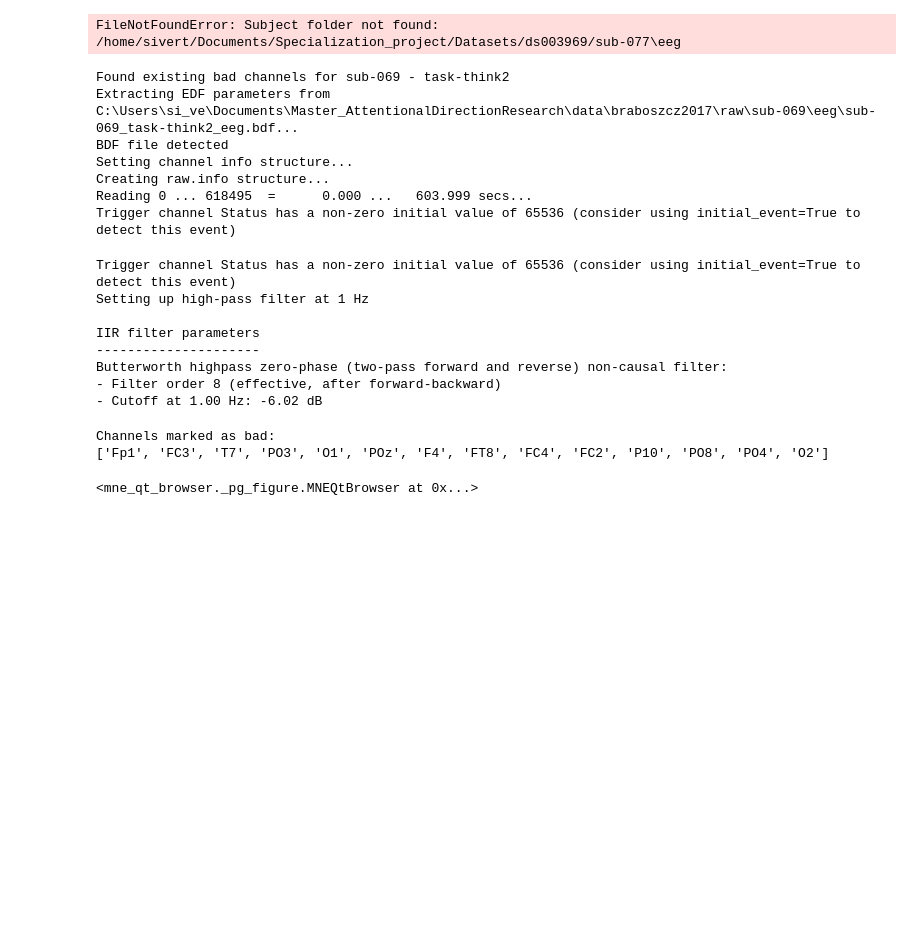
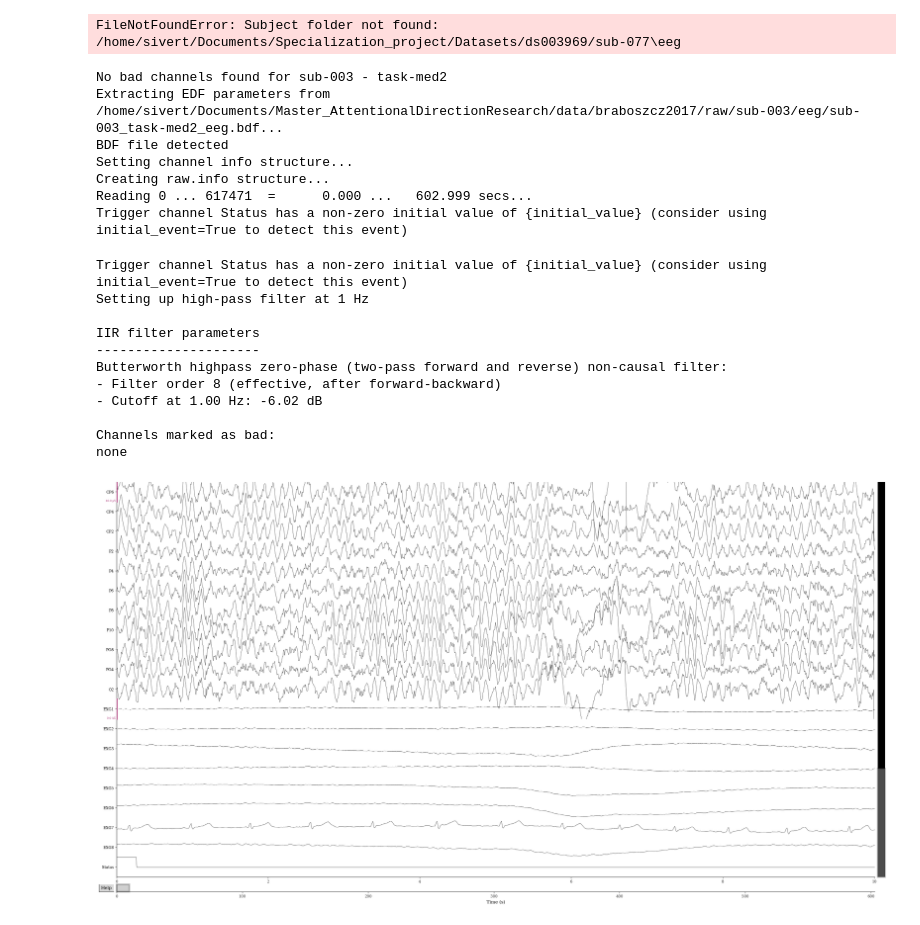
Before and after one commit to sivertbk/Master_AttentionalDirectionResearch, a Jupyter notebook: notebooks/braboszcz2017/blabla_delete_later.ipynb, the cells around one changed output. Drawn from its saved outputs; the diff is of its cells as text; code cells hidden in the pictures; blank space fills up the shorter version.

```diff
--- a/notebooks/braboszcz2017/blabla_delete_later.ipynb
+++ b/notebooks/braboszcz2017/blabla_delete_later.ipynb
@@ -151,46 +151,49 @@ from utils.preprocessing_tools import prepare_raw_data
 from utils.config import DATASETS, set_plot_style, EEG_SETTINGS
 import utils.config as config
 
+%matplotlib qt
+
 set_plot_style()
 
 DATASET = DATASETS['braboszcz2017']
 path_derivatives = DATASET.path_derivatives
-subject = '069'
-task = 'think2'
+subject = '003'
+task = 'med2'
 
 bad_chs = load_bad_channels(
         save_dir=path_derivatives,
         dataset=DATASET.f_name,
         subject=subject,
         task=task
     )
 
 raw = load_raw_data(dataset=DATASET, subject=subject, task=task)
 
 raw = prepare_raw_data(raw, dataset=DATASET, eeg_settings=config.EEG_SETTINGS)
 
-raw.info['bads'] = bad_chs
+#raw.info['bads'] = bad_chs
 
 raw.plot(highpass=1, lowpass=None, block=True)
 # %% [output]
-Found existing bad channels for sub-069 - task-think2
-Extracting EDF parameters from C:\Users\si_ve\Documents\Master_AttentionalDirectionResearch\data\braboszcz2017\raw\sub-069\eeg\sub-069_task-think2_eeg.bdf...
+No bad channels found for sub-003 - task-med2
+Extracting EDF parameters from /home/sivert/Documents/Master_AttentionalDirectionResearch/data/braboszcz2017/raw/sub-003/eeg/sub-003_task-med2_eeg.bdf...
 BDF file detected
 Setting channel info structure...
 Creating raw.info structure...
-Reading 0 ... 618495  =      0.000 ...   603.999 secs...
-Trigger channel Status has a non-zero initial value of 65536 (consider using initial_event=True to detect this event)
+Reading 0 ... 617471  =      0.000 ...   602.999 secs...
+Trigger channel Status has a non-zero initial value of {initial_value} (consider using initial_event=True to detect this event)
-Trigger channel Status has a non-zero initial value of 65536 (consider using initial_event=True to detect this event)
+Trigger channel Status has a non-zero initial value of {initial_value} (consider using initial_event=True to detect this event)
 Setting up high-pass filter at 1 Hz
 
 IIR filter parameters
 ---------------------
 Butterworth highpass zero-phase (two-pass forward and reverse) non-causal filter:
 - Filter order 8 (effective, after forward-backward)
 - Cutoff at 1.00 Hz: -6.02 dB
+
+Channels marked as bad:
+none
-Channels marked as bad:
-['Fp1', 'FC3', 'T7', 'PO3', 'O1', 'POz', 'F4', 'FT8', 'FC4', 'FC2', 'P10', 'PO8', 'PO4', 'O2']
-<mne_qt_browser._pg_figure.MNEQtBrowser at 0x...>
+[figure, added]
 # %%
 from utils.file_io import load_raw_data, load_bad_channels
 from utils.preprocessing_tools import prepare_raw_data
```
Also changed, not shown: parts of 2 cells of this notebook, 10 other files.
